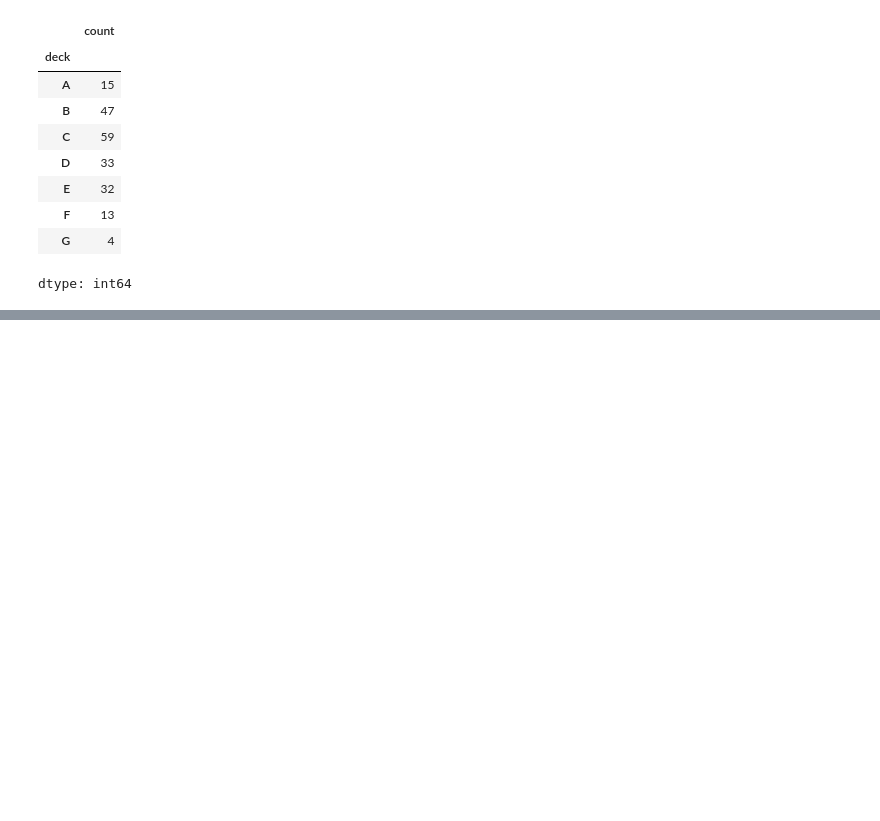
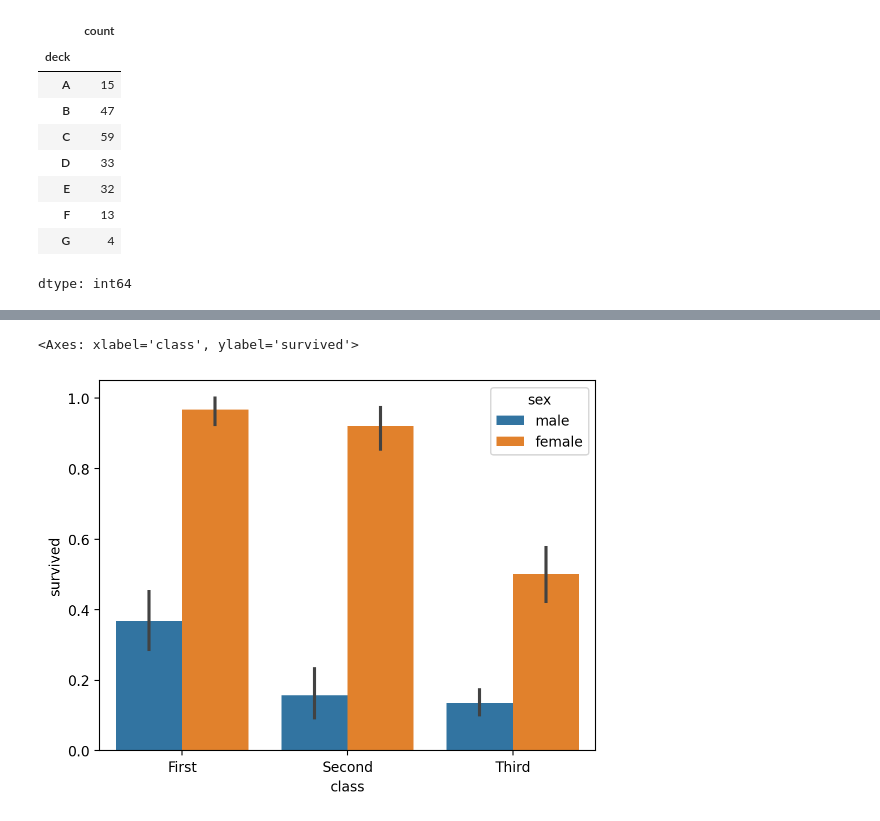
Before and after one commit to JJuwan/2025-1-myclass-BDA, a Jupyter notebook: inclass/04_B_wed_0326_dataframe_application.ipynb, the cells around one changed output, grey strips where cells are left out. Cells and saved outputs as stored; diff of their text form; code cells hidden in the pictures; blank space fills up the shorter version.

```diff
--- a/inclass/04_B_wed_0326_dataframe_application.ipynb
+++ b/inclass/04_B_wed_0326_dataframe_application.ipynb
@@ -511,0 +580,5 @@ dtype: int64
+# %%
+sns.barplot(ttn, x='class', y='survived', hue='sex')
+# %% [output]
+<Axes: xlabel='class', ylabel='survived'>
+[figure, added]
```
Also changed, not shown: parts of 81 cells of this notebook.
